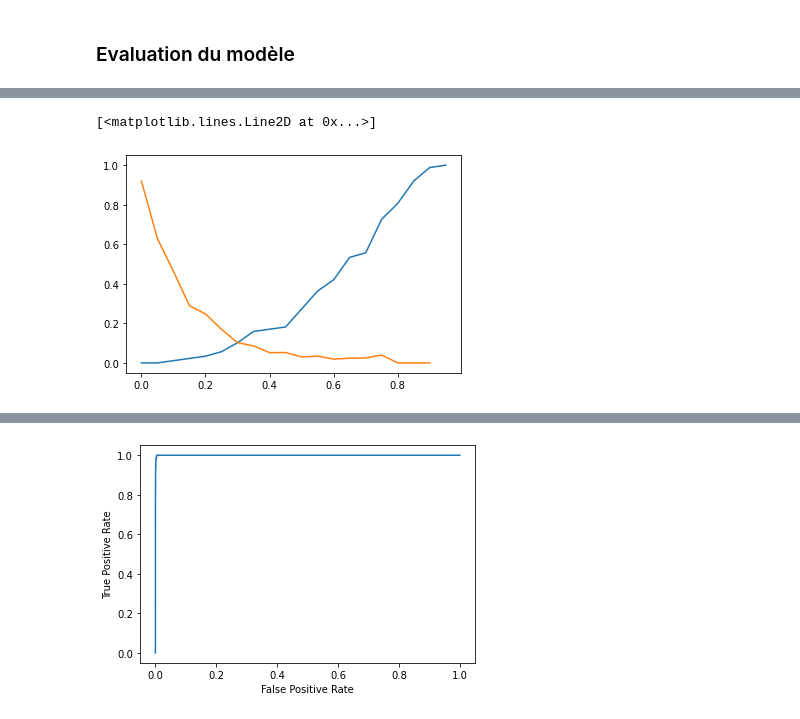
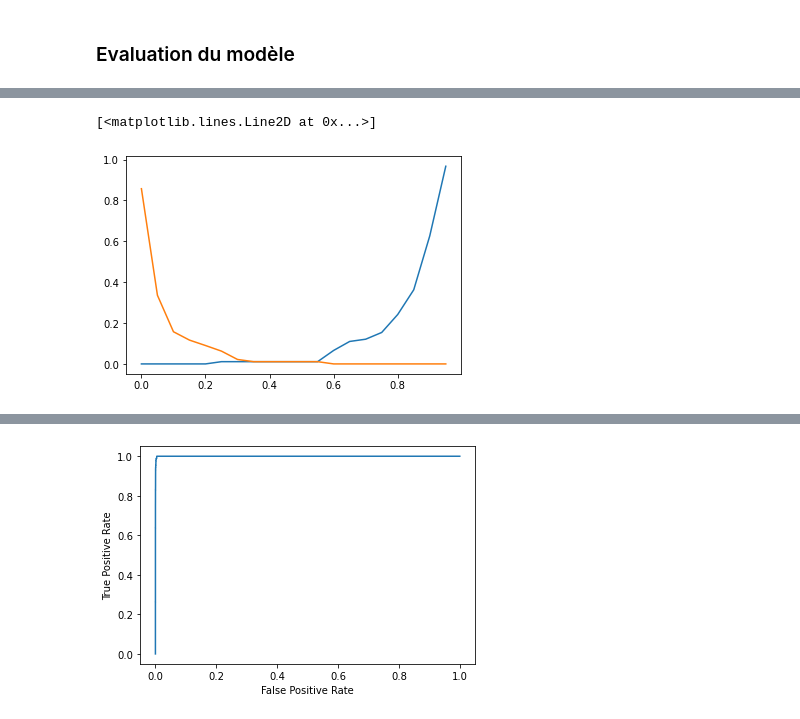
Before and after one commit to AugustinMoinat/Projet-python-maintenance, a Jupyter notebook: notebooks/Apprentissage/5.0-sc-random-forest-Copy1.ipynb, the cells around one changed output, grey strips where cells are left out. Drawn from its saved outputs; the diff is of its cells as text; code cells hidden in the pictures.

Commit message:
sans multi output

```diff
--- a/notebooks/Apprentissage/5.0-sc-random-forest-Copy1.ipynb
+++ b/notebooks/Apprentissage/5.0-sc-random-forest-Copy1.ipynb
@@ -46,13 +46,11 @@ sns.heatmap(X[err_cols].corr(),annot=True,fmt=".2f")
 # %% [markdown]
 ### Entrainement du modèle
 # %%
-from sklearn.multioutput import MultiOutputClassifier
 from sklearn.ensemble import RandomForestClassifier
 from sklearn.model_selection import train_test_split
 
 X_train, X_test, Y_train, Y_test = train_test_split(X, Y, test_size=0.5, random_state=42)
 
 forest = RandomForestClassifier(random_state=1)
-multi_target_forest = MultiOutputClassifier(forest)
-multi_target_forest.fit(X_train, Y_train)
+forest.fit(X_train, Y_train)
 # %% [output]
@@ -60,19 +58,15 @@ MultiOutputClassifier(estimator=RandomForestClassifier(random_state=1))
 # %% [markdown]
 ### Evaluation du modèle
 # %%
-Y_pred = multi_target_forest.predict_proba(X_test)
+Y_pred = forest.predict_proba(X_test)
 # %%
 import numpy as np
 from sklearn import metrics
 proba_select = np.arange(0,1,0.05)
 
-confusion_matrix_1=[]
-confusion_matrix_2=[]
-confusion_matrix_3=[]
-confusion_matrix_4=[]
-
+confusion_matrix=[]
 for ps in proba_select:
-    confusion_matrix_1.append(metrics.confusion_matrix(Y_test["comp1"],(Y_pred[0][:,1]>ps).astype(int)))
-    confusion_matrix_2.append(metrics.confusion_matrix(Y_test["comp2"],(Y_pred[1][:,1]>ps).astype(int)))
-    confusion_matrix_3.append(metrics.confusion_matrix(Y_test["comp3"],(Y_pred[2][:,1]>ps).astype(int)))
-    confusion_matrix_4.append(metrics.confusion_matrix(Y_test["comp4"],(Y_pred[3][:,1]>ps).astype(int)))
+    c=metrics.confusion_matrix(Y_test,(Y_pred[:,1]>ps).astype(int))
+    confusion_matrix.append(c)
+    print(ps)
+    print(c)
@@ -79,13 +91,10 @@ for ps in proba_select:
 # %%
-false_pos_rates1 = [c[1,0]/(c[1,0]+c[1,1]) for c in confusion_matrix_1]
-false_neg_rates1 = [c[0,1]/(c[0,1]+c[1,1]) for c in confusion_matrix_1]
-
-false_pos_rates2 = [c[1,0]/(c[1,0]+c[1,1]) for c in confusion_matrix_2]
-false_neg_rates2 = [c[0,1]/(c[0,1]+c[1,1]) for c in confusion_matrix_2]
+false_pos_rates = [c[1,0]/(c[1,0]+c[1,1]) for c in confusion_matrix]
+false_neg_rates = [c[0,1]/(c[0,1]+c[1,1]) for c in confusion_matrix]
 # %%
 import matplotlib.pyplot as plt
-plt.plot(proba_select,false_pos_rates1)
-plt.plot(proba_select,false_neg_rates1)
+plt.plot(proba_select,false_pos_rates)
+plt.plot(proba_select,false_neg_rates)
 # %% [output]
 [<matplotlib.lines.Line2D at 0x...>]
-[figure, old version]
+[figure, new version]
```
Also changed, not shown: parts of 7 cells of this notebook.
